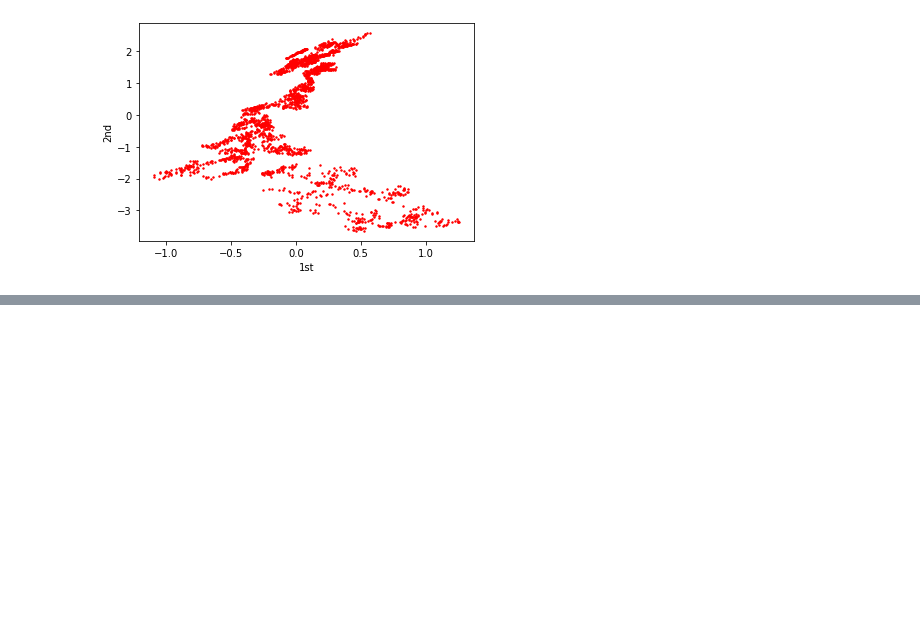
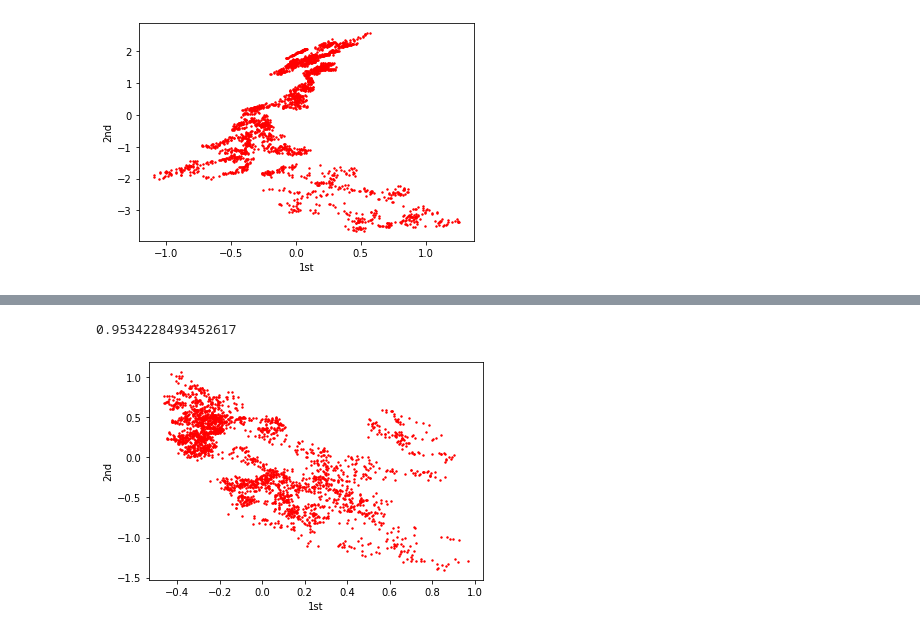
Before and after one commit to s-k-sharma/CS208, a Jupyter notebook: PCA.ipynb, the cells around one changed output, grey strips where cells are left out. Drawn from its saved outputs; the diff is of its cells as text; code cells hidden in the pictures; blank space fills up the shorter version.

```diff
--- a/PCA.ipynb
+++ b/PCA.ipynb
@@ -100,0 +205,7 @@ plt.show()
+# %%
+ax1 = dataframe3.plot.scatter(x='1st',y='2nd',s=2,c='red')
+print((sum(values3)/sum_eign))
+plt.show()
+# %% [output]
+0.9534228493452617
+[figure, added]
```
Also changed, not shown: parts of 9 cells of this notebook.
